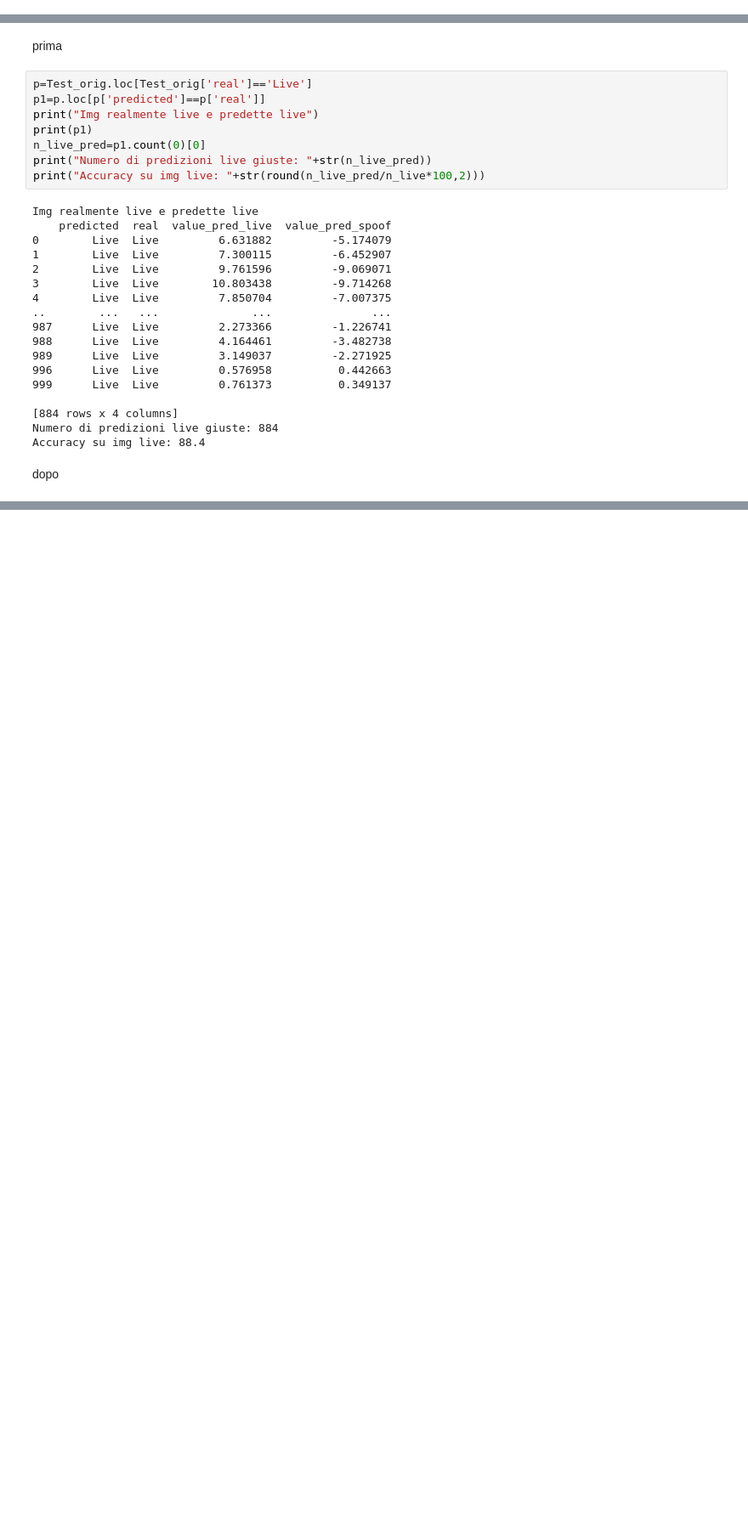
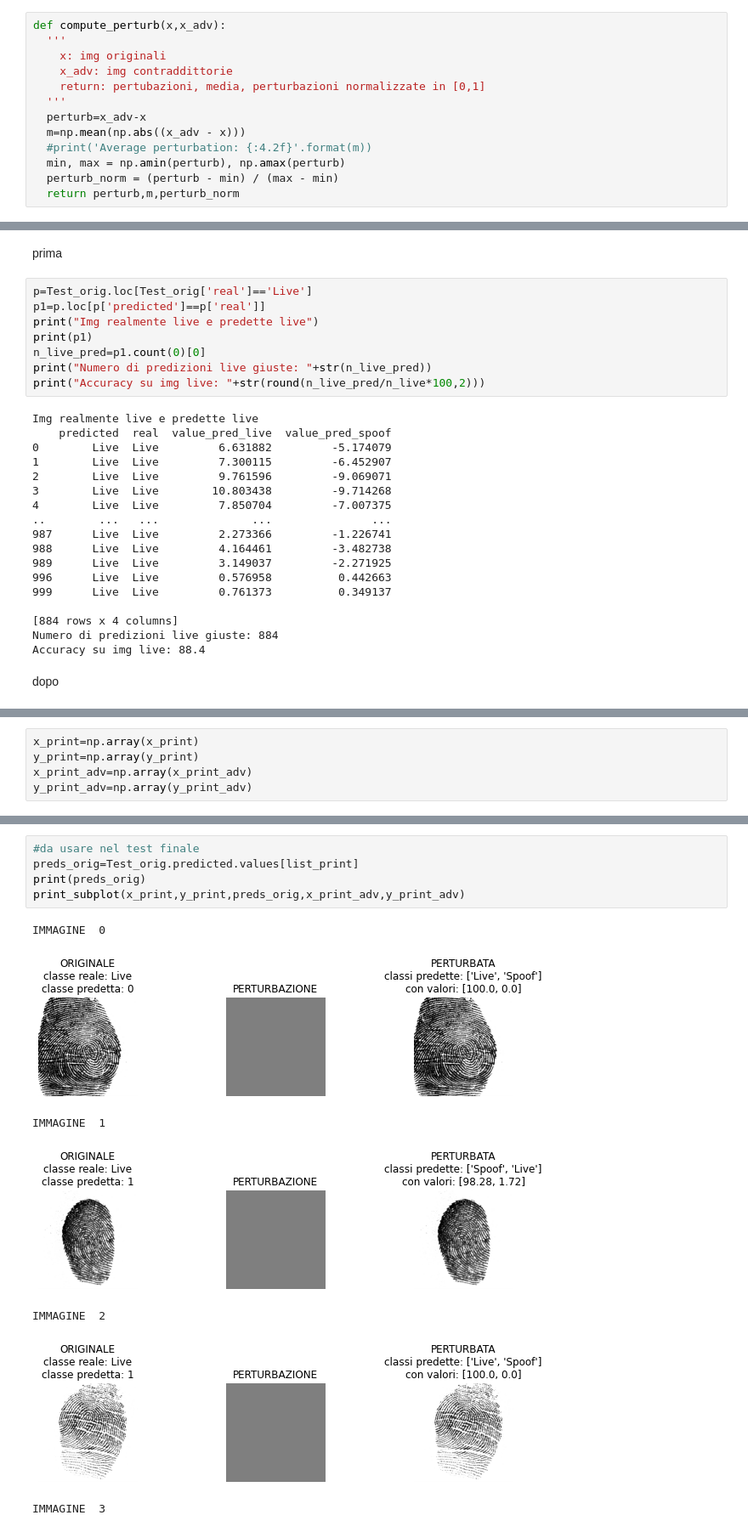
Before and after one commit to umbertogagl97/Tesi, a Jupyter notebook: Impronte/AttaccoScanner/Attacco_PGD.ipynb, the cells around one changed output, grey strips where cells are left out. Shown at 85% size. Saved outputs shown, nothing was run; the diff lists cells and outputs as text; blank space fills up the shorter version.

```diff
--- a/Impronte/AttaccoScanner/Attacco_PGD.ipynb
+++ b/Impronte/AttaccoScanner/Attacco_PGD.ipynb
@@ -204,0 +207,13 @@ def test_average_preds(classifier,test_loader,):
+# %%
+def compute_perturb(x,x_adv):
+  '''
+    x: img originali
+    x_adv: img contraddittorie
+    return: pertubazioni, media, perturbazioni normalizzate in [0,1]
+  '''
+  perturb=x_adv-x
+  m=np.mean(np.abs((x_adv - x)))
+  #print('Average perturbation: {:4.2f}'.format(m))
+  min, max = np.amin(perturb), np.amax(perturb)
+  perturb_norm = (perturb - min) / (max - min)
+  return perturb,m,perturb_norm
@@ -1164,0 +1250,5 @@ Clipping input data to the valid range for imshow with RGB data ([0..1] for floa
+# %%
+x_print=np.array(x_print)
+y_print=np.array(y_print)
+x_print_adv=np.array(x_print_adv)
+y_print_adv=np.array(y_print_adv)
@@ -1164,0 +1267,13 @@ Clipping input data to the valid range for imshow with RGB data ([0..1] for floa
+# %%
+#da usare nel test finale
+preds_orig=Test_orig.predicted.values[list_print]
+print(preds_orig)
+print_subplot(x_print,y_print,preds_orig,x_print_adv,y_print_adv)
+# %% [output]
+IMMAGINE  0
+[figure, added]
+IMMAGINE  1
+[figure, added]
+IMMAGINE  2
+[figure, added]
+IMMAGINE  3
```
Also changed, not shown: parts of 17 cells of this notebook.
